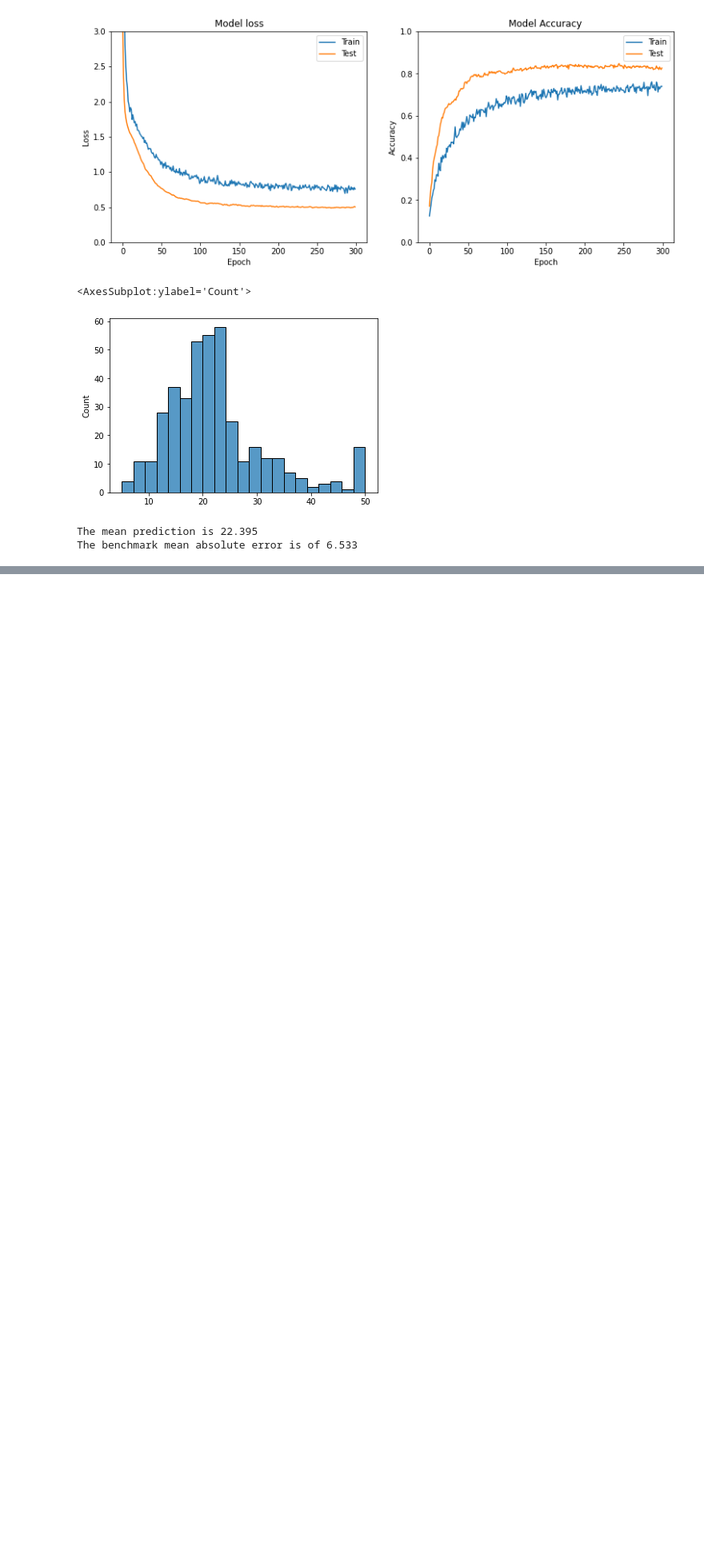
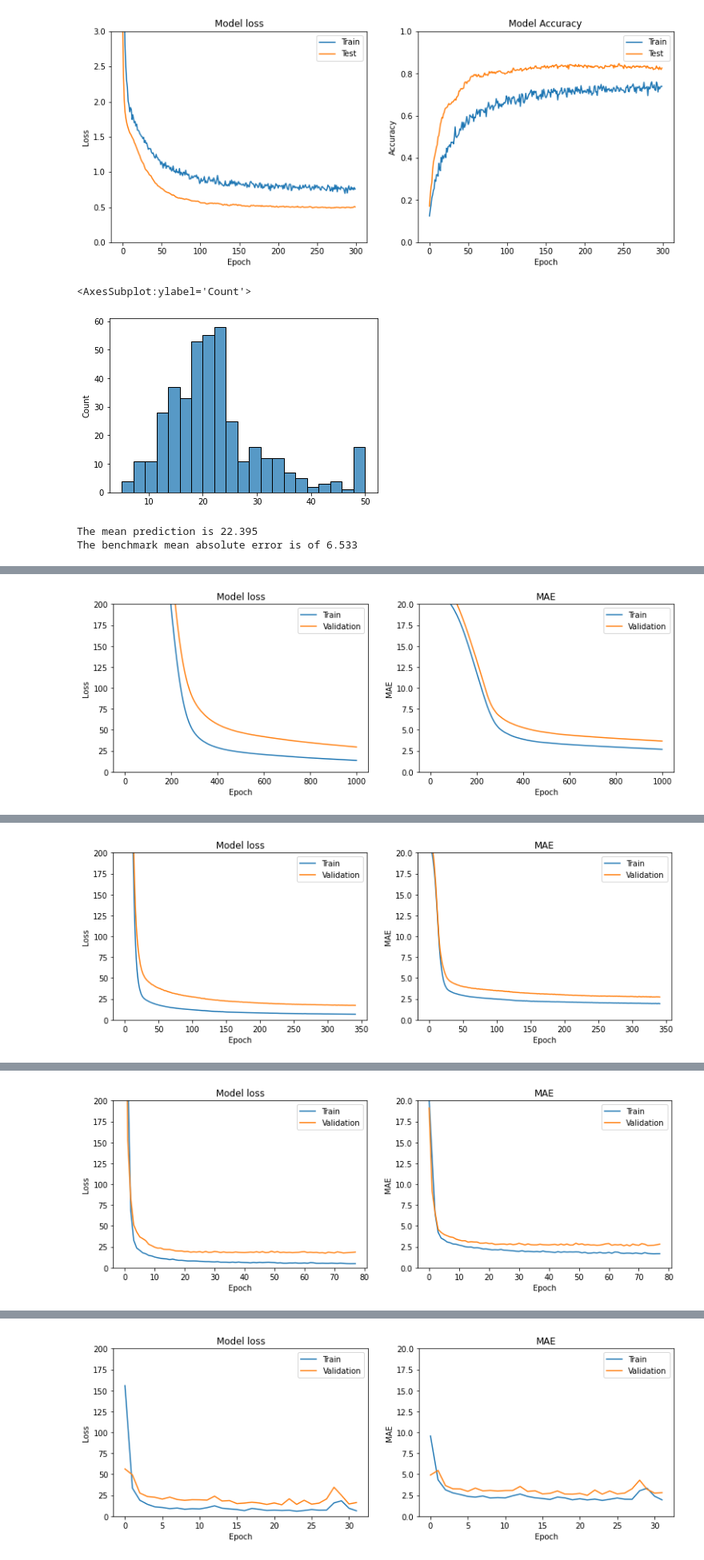
Before and after one commit to AntoniosFl/Data_Sourcing, a Jupyter notebook: DL/DL2/Untitled.ipynb, the cells around one changed output, grey strips where cells are left out. Shown at 80% size. Drawn from its saved outputs; the diff is of its cells as text; code cells hidden in the pictures; blank space fills up the shorter version.

```diff
--- a/DL/DL2/Untitled.ipynb
+++ b/DL/DL2/Untitled.ipynb
@@ -485,0 +578,21 @@ Epoch 69/1000
+# %%
+learning_rates = [0.0001, 0.001, 0.01, 0.1, 1, 5]
+
+for lr in learning_rates:
+    adam = Adam(learning_rate=lr)
+    model = initialize_model()
+    model = compile_model(model, adam)
+
+    es = EarlyStopping(patience=10)
+
+    history = model.fit(X_train, y_train,
+                      batch_size=16,
+                      epochs=1000,
+                      validation_split=0.3,
+                      callbacks=[es], verbose=0)
+
+    res = model.evaluate(X_test, y_test)[1]
+
+    print(f'MAE with a learning rate of {lr} optimizer: {res:.4f}')
+    plot_loss_mae(history)
+# %% [output]
@@ -485,0 +601 @@ Epoch 69/1000
+[figure, added]
@@ -485,0 +604 @@ Epoch 69/1000
+[figure, added]
@@ -485,0 +607 @@ Epoch 69/1000
+[figure, added]
@@ -485,0 +610 @@ Epoch 69/1000
+[figure, added]
```
Also changed, not shown: parts of 16 cells of this notebook.
